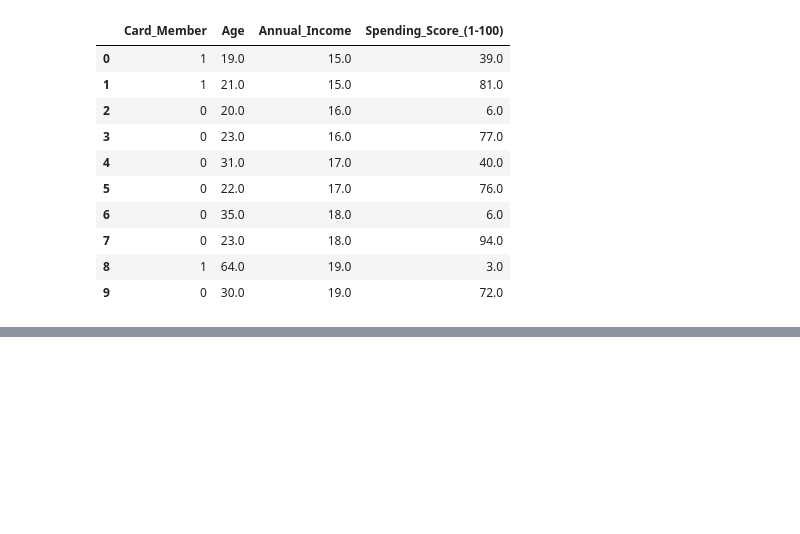
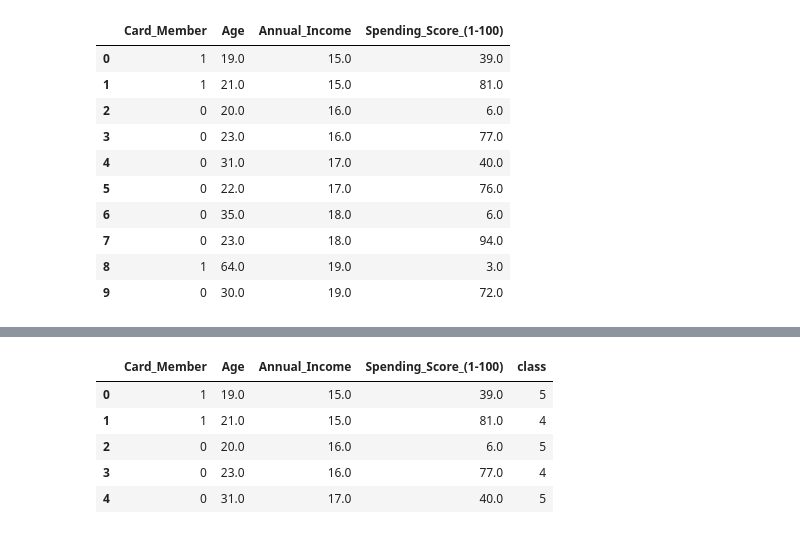
Before and after one commit to jobloom79/Cryptocurrencies, a Jupyter notebook: shopping.ipynb, the cells around one changed output, grey strips where cells are left out. Saved outputs shown, nothing was run; the diff lists cells and outputs as text; code cells hidden in the pictures; blank space fills up the shorter version.

```diff
--- a/shopping.ipynb
+++ b/shopping.ipynb
@@ -167,0 +222,10 @@ fig.show()
+# %%
+six_clusters = get_clusters(6, df_shopping)
+six_clusters.head()
+# %% [output]
+|  | Card_Member | Age | Annual_Income | Spending_Score_(1-100) | class |
+| 0 | 1 | 19.0 | 15.0 | 39.0 | 5 |
+| 1 | 1 | 21.0 | 15.0 | 81.0 | 4 |
+| 2 | 0 | 20.0 | 16.0 | 6.0 | 5 |
+| 3 | 0 | 23.0 | 16.0 | 77.0 | 4 |
+| 4 | 0 | 31.0 | 17.0 | 40.0 | 5 |
```
Also changed, not shown: parts of 10 cells of this notebook.
